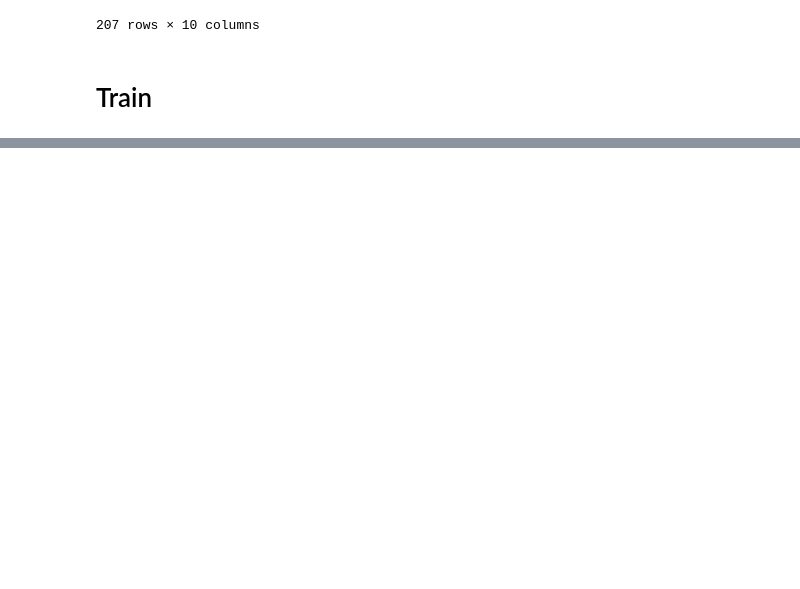
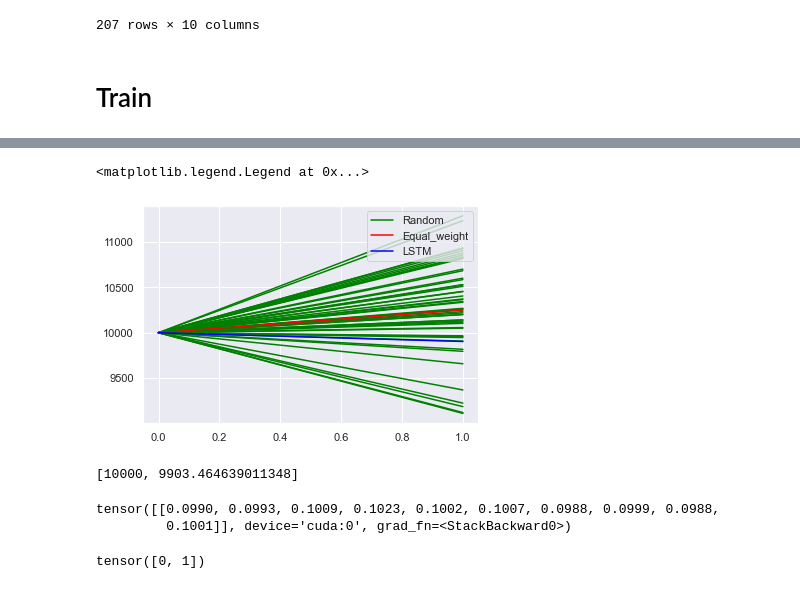
Before and after one commit to lullabies777/DSA5205_project, a Jupyter notebook: demo.ipynb, the cells around one changed output, grey strips where cells are left out. Drawn from its saved outputs; the diff is of its cells as text; code cells hidden in the pictures; blank space fills up the shorter version.

```diff
--- a/demo.ipynb
+++ b/demo.ipynb
@@ -231,0 +319,8 @@ plt.legend(loc="upper right")
+# %%
+test_data = return_df[187 - 30:187].to_numpy()
+x_test = torch.tensor(test_data)
+x_test = x_test.unsqueeze(0)
+out = model(x_test.float().cuda())[0]
+# %%
+y_test = return_df[187:]
+y_test
@@ -231,0 +346,31 @@ plt.legend(loc="upper right")
+# %%
+def generate_random(k):
+    for time in range(k):
+        randomPortfolio = [10000]
+        randomWeights = np.random.dirichlet(np.ones(10))
+        randomPortfolio.append(randomPortfolio[-1] * (np.dot(randomWeights, np.cumprod(y_test.to_numpy() + 1, axis = 0)[-1])))
+        if time == 0:
+            plt.plot(randomPortfolio, color = 'green', label = 'Random')
+        else:
+            plt.plot(randomPortfolio, color = 'green')
+# %%
+# model = load_model(model, "result/best_model_weight_hb.pt", use_cuda=True)
+myPortfolio, equalPortfolio = [10000], [10000]
+EWPWeights = np.ones(N_STOCK) / N_STOCK
+myPortfolio.append(
+    myPortfolio[-1] * np.dot(out.detach().cpu().numpy(), np.cumprod(y_test.to_numpy() + 1, axis = 0)[-1])
+)
+equalPortfolio.append(
+    equalPortfolio[-1] * (np.dot(EWPWeights, np.cumprod(y_test.to_numpy() + 1, axis = 0)[-1]))
+)
+generate_random(50)
+plt.plot(equalPortfolio, color = 'red',label = 'Equal_weight')
+plt.plot(myPortfolio,color = 'blue', label = 'LSTM')
+plt.legend(loc="upper right")
+# %% [output]
+<matplotlib.legend.Legend at 0x...>
+[figure, added]
+# %%
+myPortfolio
+# %% [output]
+[10000, 9903.464639011348]
@@ -231,0 +416,32 @@ plt.legend(loc="upper right")
+# %%
+import torch.nn.functional as F
+model = LSTM(lstm_cfg)
+model.cuda()
+x = torch.randn((1,10,10))
+x = x.to("cuda")
+model(x)
+# %% [output]
+tensor([[0.0990, 0.0993, 0.1009, 0.1023, 0.1002, 0.1007, 0.0988, 0.0999, 0.0988,
+         0.1001]], device='cuda:0', grad_fn=<StackBackward0>)
+# %%
+  def rebalance(self, weight, lb, ub):
+    old = weight
+    weight_clamped = torch.clamp(old, lb, ub)
+    while True:
+        leftover = (old - weight_clamped).sum().item()
+        nominees = weight_clamped[torch.where(weight_clamped != ub)[0]]
+        gift = leftover * (nominees / nominees.sum())
+        weight_clamped[torch.where(weight_clamped != ub)[0]] += gift
+        old = weight_clamped
+        if len(torch.where(weight_clamped > ub)[0]) == 0:
+            break
+        else:
+            weight_clamped = torch.clamp(old, lb, ub)
+    return weight_clamped
+import torch
+old = torch.tensor([0.1,0.1,0.8])
+weight_clamped = torch.clamp(old, 0, 0.5)
+leftover = (old - weight_clamped).sum().item()
+torch.where(weight_clamped != 0.5)[0]
+# %% [output]
+tensor([0, 1])
```
Also changed, not shown: parts of 14 cells of this notebook, 6 other files.
